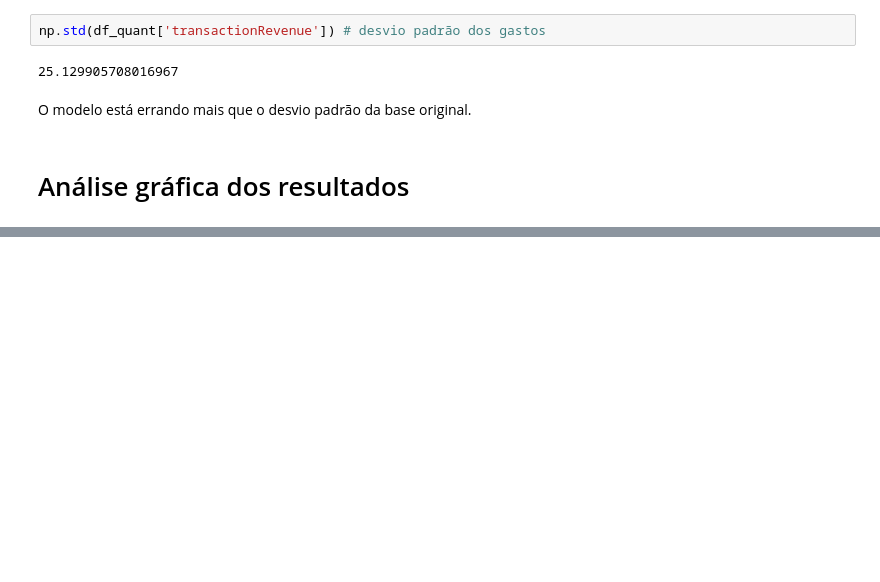
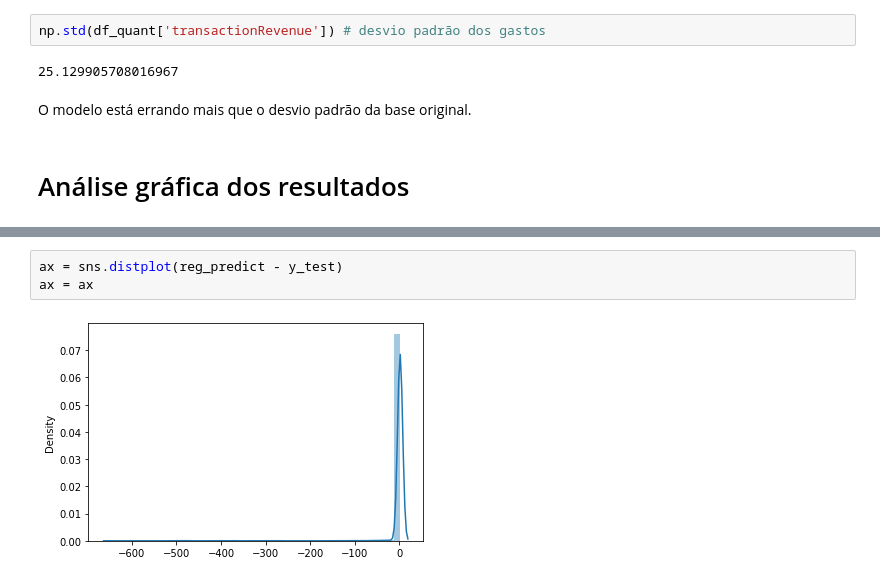
Before and after one commit to Pedro-A-D-S/Marketing-Analytics, a Jupyter notebook: revenue_google_prediction.ipynb, the cells around one changed output, grey strips where cells are left out. Saved outputs shown, nothing was run; the diff lists cells and outputs as text; blank space fills up the shorter version.

```diff
--- a/revenue_google_prediction.ipynb
+++ b/revenue_google_prediction.ipynb
@@ -699,0 +744,5 @@ O modelo está errando mais que o desvio padrão da base original.
+# %%
+ax = sns.distplot(reg_predict - y_test)
+ax = ax
+# %% [output]
+[figure, added]
```
Also changed, not shown: parts of 6 cells of this notebook.
